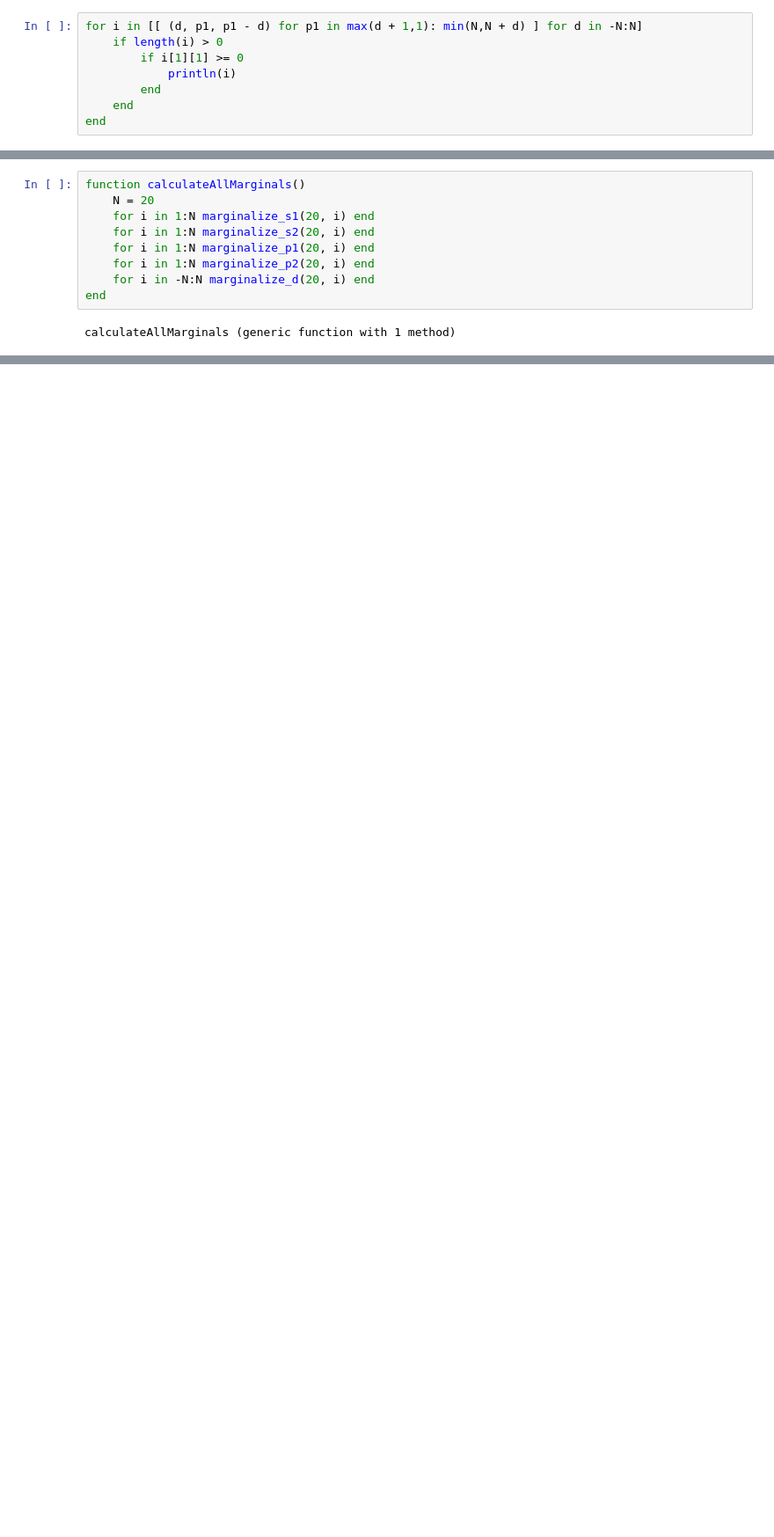
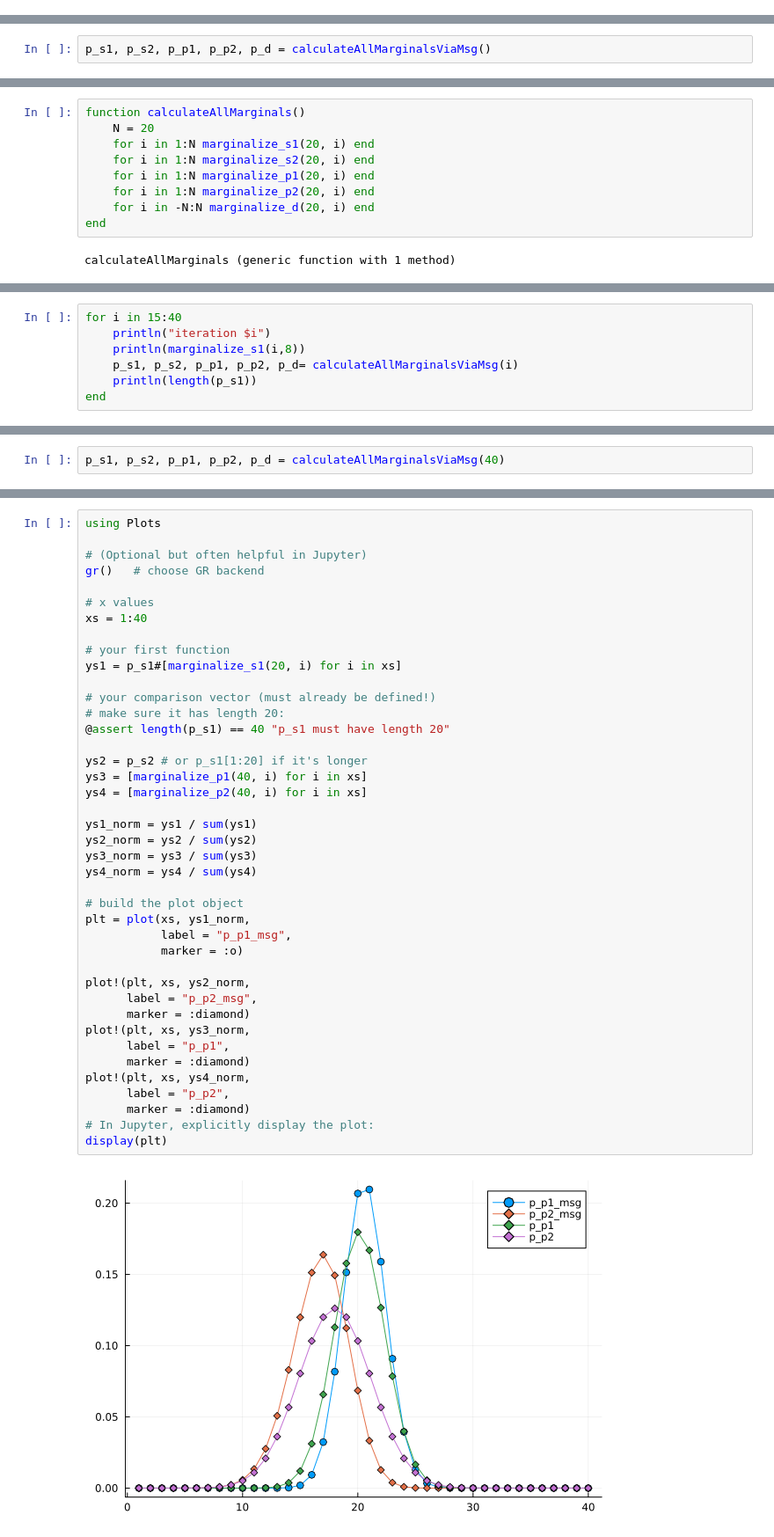
Before and after one commit to Jynns/AppliedPML_GroupA, a Jupyter notebook: shared-advanced-files/Untitled-1.ipynb, the cells around one changed output, grey strips where cells are left out. Shown at 88% size. Saved outputs shown, nothing was run; the diff lists cells and outputs as text; blank space fills up the shorter version.

```diff
--- a/shared-advanced-files/Untitled-1.ipynb
+++ b/shared-advanced-files/Untitled-1.ipynb
@@ -409,8 +184,0 @@ Suggestion: check for spelling errors or missing imports.
-# %%
-for i in [[ (d, p1, p1 - d) for p1 in max(d + 1,1): min(N,N + d) ] for d in -N:N]
-    if length(i) > 0
-        if i[1][1] >= 0
-            println(i)
-        end
-    end
-end
@@ -434,0 +193,2 @@ Suggestion: check for spelling errors or missing imports.
+# %%
+p_s1, p_s2, p_p1, p_p2, p_d = calculateAllMarginalsViaMsg()
@@ -478,0 +244,7 @@ Speedup: 312.3309977506011× (ViaMsg vs Direct)
+# %%
+for i in 15:40
+    println("iteration $i")
+    println(marginalize_s1(i,8))
+    p_s1, p_s2, p_p1, p_p2, p_d= calculateAllMarginalsViaMsg(i)
+    println(length(p_s1))
+end
@@ -478,0 +269,2 @@ Speedup: 312.3309977506011× (ViaMsg vs Direct)
+# %%
+p_s1, p_s2, p_p1, p_p2, p_d = calculateAllMarginalsViaMsg(40)
@@ -478,0 +273,43 @@ Speedup: 312.3309977506011× (ViaMsg vs Direct)
+# %%
+using Plots
+
+# (Optional but often helpful in Jupyter)
+gr()   # choose GR backend
+
+# x values
+xs = 1:40
+
+# your first function
+ys1 = p_s1#[marginalize_s1(20, i) for i in xs]
+
+# your comparison vector (must already be defined!)
+# make sure it has length 20:
+@assert length(p_s1) == 40 "p_s1 must have length 20"
+
+ys2 = p_s2 # or p_s1[1:20] if it's longer
+ys3 = [marginalize_p1(40, i) for i in xs]
+ys4 = [marginalize_p2(40, i) for i in xs]
+
+ys1_norm = ys1 / sum(ys1)
+ys2_norm = ys2 / sum(ys2)
+ys3_norm = ys3 / sum(ys3)
+ys4_norm = ys4 / sum(ys4)
+
+# build the plot object
+plt = plot(xs, ys1_norm,
+           label = "p_p1_msg",
+           marker = :o)
+
+plot!(plt, xs, ys2_norm,
+      label = "p_p2_msg",
+      marker = :diamond)
+plot!(plt, xs, ys3_norm,
+      label = "p_p1",
+      marker = :diamond)
+plot!(plt, xs, ys4_norm,
+      label = "p_p2",
+      marker = :diamond)
+# In Jupyter, explicitly display the plot:
+display(plt)
+# %% [output]
+[figure, added]
```
Also changed, not shown: parts of 33 cells of this notebook.
